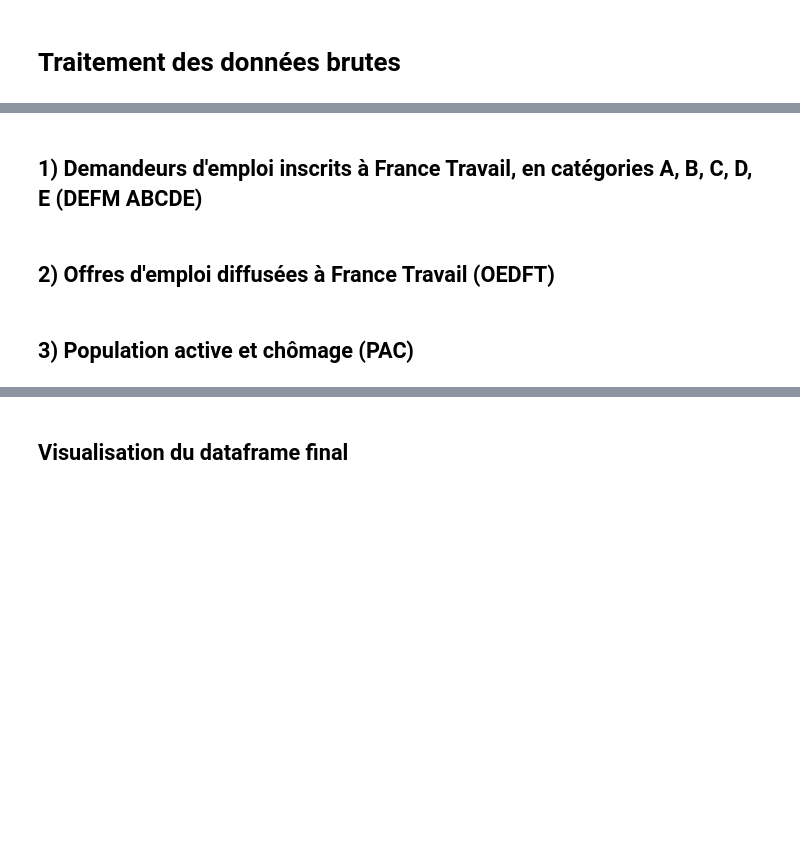
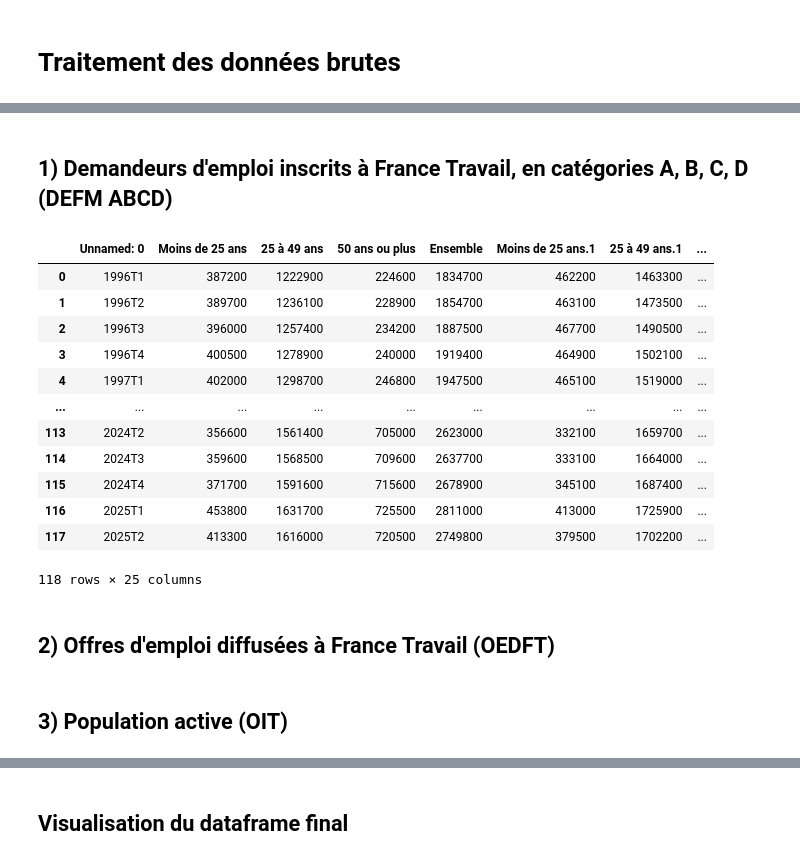
Before and after one commit to JulienSchnitzler/fil_rouge-etude_chomage_france, a Jupyter notebook: src/data/jointure_variables_exogenes.ipynb, the cells around one changed output, grey strips where cells are left out. Drawn from its saved outputs; the diff is of its cells as text; code cells hidden in the pictures; blank space fills up the shorter version.

```diff
--- a/src/data/jointure_variables_exogenes.ipynb
+++ b/src/data/jointure_variables_exogenes.ipynb
@@ -114,2 +179,2 @@ df['mois'] = df['date'].dt.month
 # %% [markdown]
-## 1) Demandeurs d'emploi inscrits à France Travail, en catégories A, B, C, D, E (DEFM ABCDE)
+## 1) Demandeurs d'emploi inscrits à France Travail, en catégories A, B, C, D (DEFM ABCD)
@@ -142,0 +181,18 @@ df_final = df_final.drop(columns=['date_jointure']).sort_values('date')
+# %%
+# Demandeurs d'emploi inscrits à France Travail en catégories A, B, C, D - DEFM ABCD
+df_defm_abcd = dict_dfs['séries_CVS_T22025']
+df_defm_abcd
+# %% [output]
+|  | Unnamed: 0 | Moins de 25 ans | 25 à 49 ans | 50 ans ou plus | Ensemble | Moins de 25 ans.1 | 25 à 49 ans.1 | ... |
+| 0 | 1996T1 | 387200 | 1222900 | 224600 | 1834700 | 462200 | 1463300 | ... |
+| 1 | 1996T2 | 389700 | 1236100 | 228900 | 1854700 | 463100 | 1473500 | ... |
+| 2 | 1996T3 | 396000 | 1257400 | 234200 | 1887500 | 467700 | 1490500 | ... |
+| 3 | 1996T4 | 400500 | 1278900 | 240000 | 1919400 | 464900 | 1502100 | ... |
+| 4 | 1997T1 | 402000 | 1298700 | 246800 | 1947500 | 465100 | 1519000 | ... |
+| ... | ... | ... | ... | ... | ... | ... | ... | ... |
+| 113 | 2024T2 | 356600 | 1561400 | 705000 | 2623000 | 332100 | 1659700 | ... |
+| 114 | 2024T3 | 359600 | 1568500 | 709600 | 2637700 | 333100 | 1664000 | ... |
+| 115 | 2024T4 | 371700 | 1591600 | 715600 | 2678900 | 345100 | 1687400 | ... |
+| 116 | 2025T1 | 453800 | 1631700 | 725500 | 2811000 | 413000 | 1725900 | ... |
+| 117 | 2025T2 | 413300 | 1616000 | 720500 | 2749800 | 379500 | 1702200 | ... |
+118 rows × 25 columns
@@ -173,5 +277,5 @@ df_final = pd.merge(
 # On peut supprimer la colonne de jointure en double et trier
 df_final = df_final.drop(columns=['date_jointure']).sort_values('date')
 # %% [markdown]
-## 3) Population active et chômage (PAC)
+## 3) Population active (OIT)
 # %%
```
Also changed, not shown: parts of 29 cells of this notebook, 5 other files.
